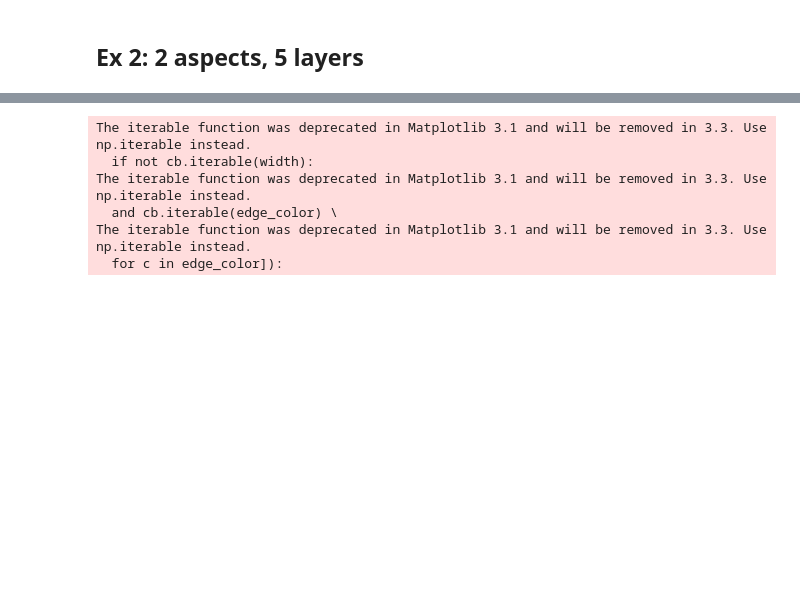
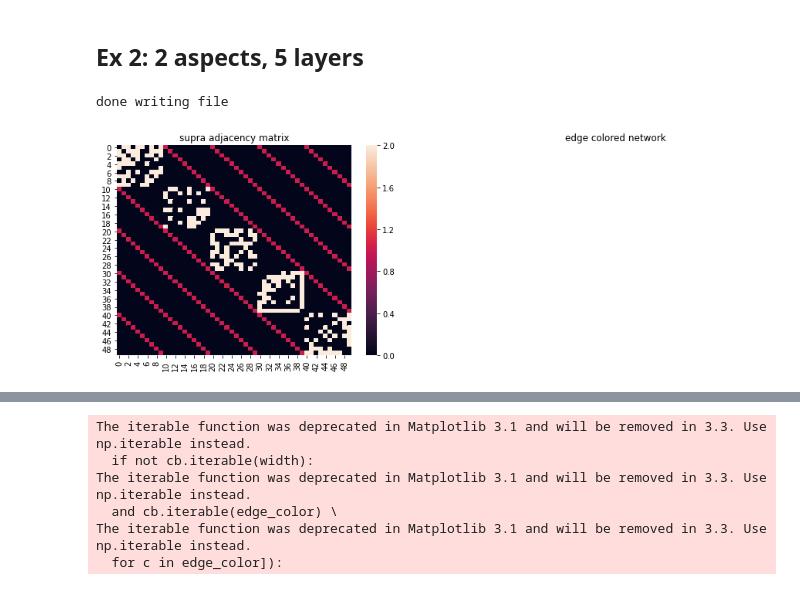
Before and after one commit to asizemore/multilayer_network_examples, a Jupyter notebook: slide_figures.ipynb, the cells around one changed output, grey strips where cells are left out. Drawn from its saved outputs; the diff is of its cells as text; code cells hidden in the pictures; blank space fills up the shorter version.

```diff
--- a/slide_figures.ipynb
+++ b/slide_figures.ipynb
@@ -206,3 +220,81 @@ mg = mx.MultilayerGraph(list_of_layers=[g1,g2,g3,g4,g5],
 
 mg.set_edges_weights(intra_layer_edges_weight=2,
                      inter_layer_edges_weight=1)
+# %%
+## Save to json and plot draft fig
+
+fig = plt.figure(figsize=(15,5))
+ax1 = fig.add_subplot(121)
+sns.heatmap(mx.adjacency_matrix(mg,weight='weight').todense())
+ax1.set_title('supra adjacency matrix')
+
+ax2 = fig.add_subplot(122)
+ax2.axis('off')
+ax2.set_title('edge colored network')
+# pos = mx.get_position(mg,mx.fruchterman_reingold_layout(g1),
+#                       layer_vertical_shift=0.3,
+#                       layer_horizontal_shift=0.0,
+#                       proj_angle=47)
+
+# pos = [nx.layout.fruchterman_reingold_layout(g1, dim=3)
+#             for i in range(mg.get_number_of_layers())
+#         ]
+pos = nx.layout.fruchterman_reingold_layout(g1, dim=3)
+
+# pos = mx.get_position3D(mg)
+# mx.draw_networkx(mg,pos=pos,ax=ax2,node_size=50,with_labels=False,
+#                  edge_color=[mg[a][b]['weight'] for a,b in mg.edges()],
+#                  edge_cmap=plt.cm.jet_r)
+# plt.show()
+
+## Define dictionaries and save to json
+
+# From the sparse adj, make a networkx graph and add node attributes
+G = nx.from_numpy_array(mx.adjacency_matrix(mg,weight='weight').todense())
+
+nLevels = 5
+L2_classes = np.arange(nLevels)
+## Each node will get attributes L1=node id, L2=slice number, x position, y position, and name/id
+
+scalefact = 20
+id_dict = {i:("id"+str(i)) for i in np.arange(nNodes*nLevels)}
+x_dict = {}
+y_dict = {}
+# L2_dict = {}
+for level in L2_classes:
+    pos_dict = pos
+    x_dict.update({(key+(level*nNodes)):float(pos_dict[key][0]+scalefact) for key in pos_dict})
+    y_dict.update({(key+(level*nNodes)):float(pos_dict[key][1]+scalefact) for key in pos_dict})
+#     L2_dict.update({(level+i):float(level) for i in (np.arange(nNodes)+ (level*nNodes))})
+
+L1_dict = {i:str(i) for i in np.arange(nNodes*nLevels)}
+L2_dict = {i:0 for i in np.arange(nNodes)}
+L2_dict.update({i:1 for i in (np.arange(nNodes)+ nNodes)})
+L2_dict.update({i:2 for i in (np.arange(nNodes)+ 2*nNodes)})
+L2_dict.update({i:3 for i in (np.arange(nNodes)+ 3*nNodes)})
+L2_dict.update({i:4 for i in (np.arange(nNodes)+ 4*nNodes)})
+z_shift = 2
+z_dict = {i:1*z_shift for i in np.arange(nNodes)}
+z_dict.update({i:(2)*z_shift for i in (np.arange(nNodes)+ nNodes)})
+z_dict.update({i:(3)*z_shift for i in (np.arange(nNodes)+ 2*nNodes)})
+z_dict.update({i:(4)*z_shift for i in (np.arange(nNodes)+ 3*nNodes)})
+z_dict.update({i:(5)*z_shift for i in (np.arange(nNodes)+ 4*nNodes)})
+
+
+
+# nx.set_node_attributes(G, pos, name="pos")
+nx.set_node_attributes(G, id_dict, name = "name")
+nx.set_node_attributes(G, x_dict, name = "x")
+nx.set_node_attributes(G, y_dict, name = "y")
+nx.set_node_attributes(G, z_dict, name = "z")
+nx.set_node_attributes(G, L1_dict, name= "L1")
+nx.set_node_attributes(G, L2_dict, name= "L2")
+
+G_json = json_graph.node_link_data(G)
+with open('data/mx_slide10_test.json', 'w') as fp:
+    json.dump(G_json, fp)
+
+print("done writing file")
+# %% [output]
+done writing file
+[figure, added]
```
Also changed, not shown: parts of 5 cells of this notebook, 1 other file.
